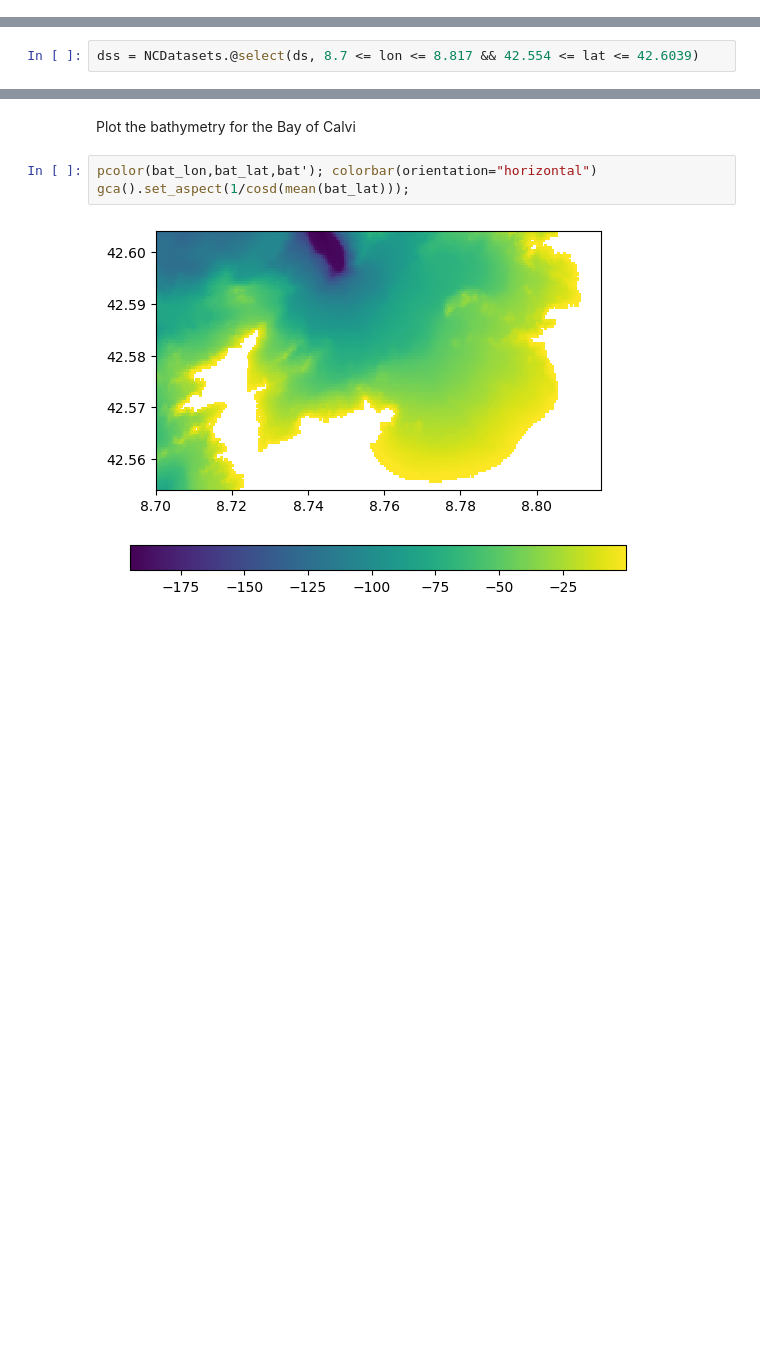
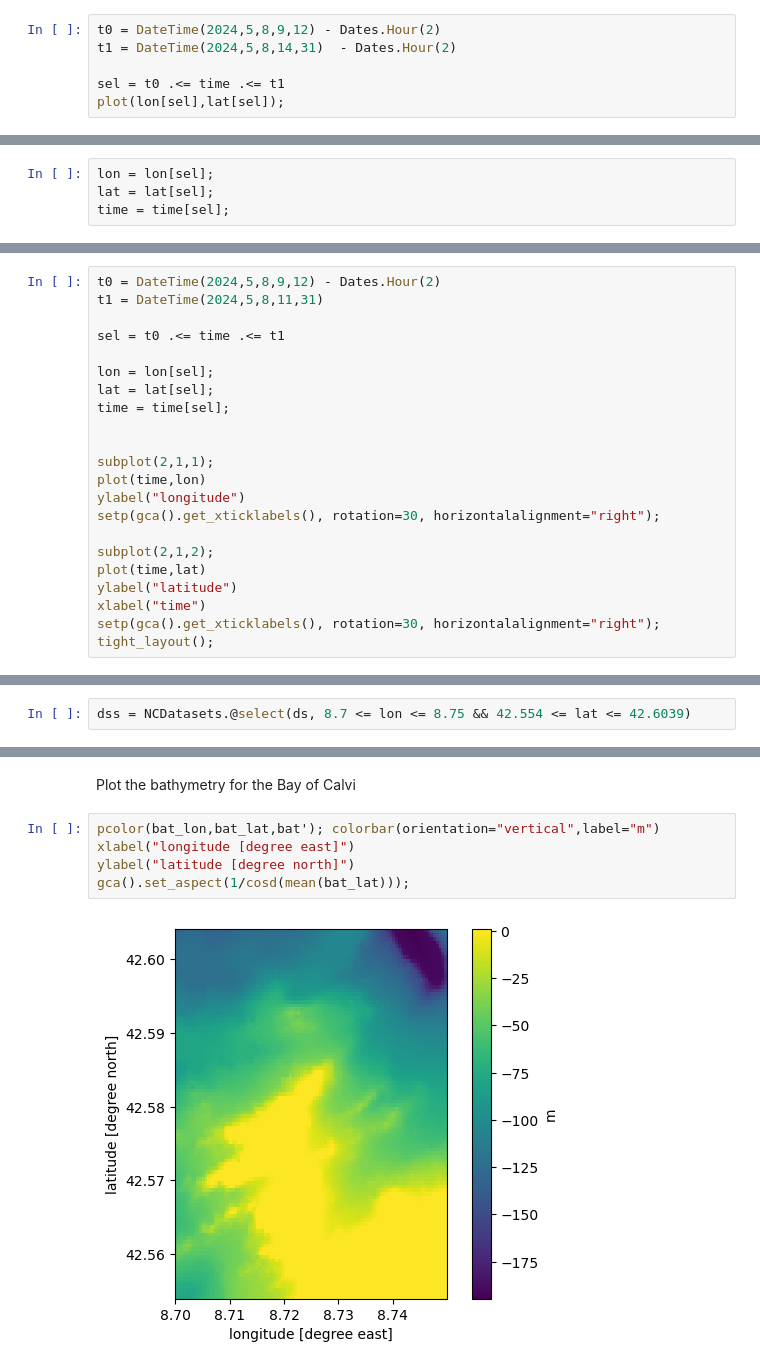
Before and after one commit to gher-uliege/drifter-raspberry-pi, a Jupyter notebook: drifter-track-plots.ipynb, the cells around one changed output, grey strips where cells are left out. Cells and saved outputs as stored; diff of their text form; blank space fills up the shorter version.

```diff
--- a/drifter-track-plots.ipynb
+++ b/drifter-track-plots.ipynb
@@ -44,0 +86,6 @@ Make this plot nice with the base map from Open Street Map as explained [here](h
+# %%
+t0 = DateTime(2024,5,8,9,12) - Dates.Hour(2)
+t1 = DateTime(2024,5,8,14,31)  - Dates.Hour(2)
+
+sel = t0 .<= time .<= t1
+plot(lon[sel],lat[sel]);
@@ -44,0 +94,4 @@ Make this plot nice with the base map from Open Street Map as explained [here](h
+# %%
+lon = lon[sel];
+lat = lat[sel];
+time = time[sel];
@@ -44,0 +100,22 @@ Make this plot nice with the base map from Open Street Map as explained [here](h
+# %%
+t0 = DateTime(2024,5,8,9,12) - Dates.Hour(2)
+t1 = DateTime(2024,5,8,11,31)
+
+sel = t0 .<= time .<= t1
+
+lon = lon[sel];
+lat = lat[sel];
+time = time[sel];
+
+
+subplot(2,1,1);
+plot(time,lon)
+ylabel("longitude")
+setp(gca().get_xticklabels(), rotation=30, horizontalalignment="right");
+
+subplot(2,1,2);
+plot(time,lat)
+ylabel("latitude")
+xlabel("time")
+setp(gca().get_xticklabels(), rotation=30, horizontalalignment="right");
+tight_layout();
@@ -183,5 +328,5 @@ ds = NCDataset(bathname);
 # %%
-dss = NCDatasets.@select(ds, 8.7 <= lon <= 8.817 && 42.554 <= lat <= 42.6039)
+dss = NCDatasets.@select(ds, 8.7 <= lon <= 8.75 && 42.554 <= lat <= 42.6039)
 # %% [output]
 Dataset: nwcorsica_bathymetry.nc
 Group: /
@@ -209,7 +354,9 @@ bat = nomissing(dss["bat"][:,:],NaN);
 # %% [markdown]
 Plot the bathymetry for the Bay of Calvi
 # %%
-pcolor(bat_lon,bat_lat,bat'); colorbar(orientation="horizontal")
+pcolor(bat_lon,bat_lat,bat'); colorbar(orientation="vertical",label="m")
+xlabel("longitude [degree east]")
+ylabel("latitude [degree north]")
 gca().set_aspect(1/cosd(mean(bat_lat)));
 # %% [output]
-[figure, old version]
+[figure, new version]
```
Also changed, not shown: parts of 38 cells of this notebook.
